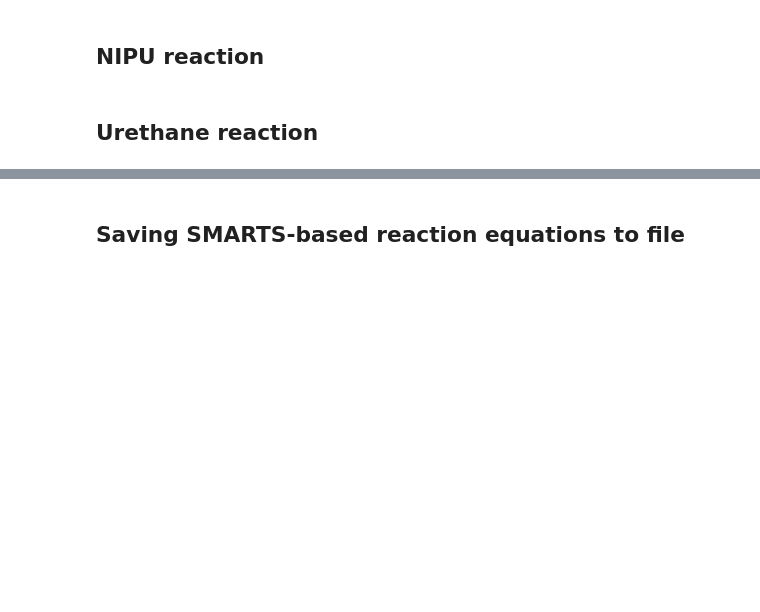
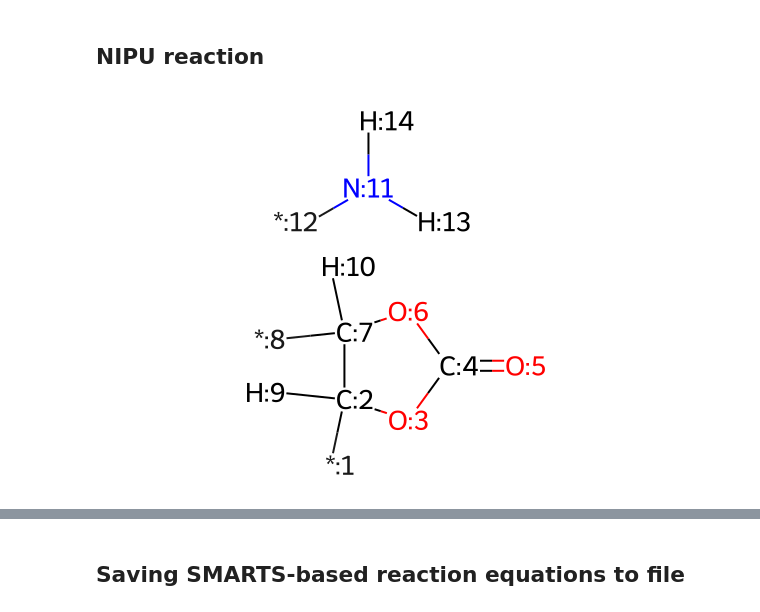
Before and after one commit to timbernat/NREL_polymers, a Jupyter notebook: reaction_def.ipynb, the cells around one changed output, grey strips where cells are left out. Cells and saved outputs as stored; diff of their text form; code cells hidden in the pictures; blank space fills up the shorter version.

Commit message:
Simplified reaction definition interface

```diff
--- a/reaction_def.ipynb
+++ b/reaction_def.ipynb
@@ -62,3 +57,33 @@ for group, smarts in fn_group_smarts.items():
+# %%
+rdkdraw.set_rdkdraw_size(200, 5)
+
+fn_group_smiles_bare = { # TODO : add specificity vis-a-vis bond degree and stereo
+    'phthlatimide'   : '[8*]C(=O)N(*)C(=O)*',
+    'carbamate'      : '*[NH]C(=O)O*',
+    'cyclocarbonate' : '*C1OC(=O)OC1*',
+    'anhydride'      : '*C(=O)OC(=O)*',
+    'vinyl'          : 'C=C*',
+    'acyl_chloride'  : 'Cl-C(=O)*',
+    'carboxyl'       : 'OC(=O)*',
+    'ester'          : '*OC(=O)*',
+    'amine'          : '[NH2]*',
+    'hydroxyl'       : '[OH]*',
+    'isocyanate'     : 'O=C=N*',
+}
+
+fn_groups, fn_group_smiles = {}, {}
+for group_name, smiles in fn_group_smiles_bare.items():
+    smiles_mol = Chem.MolFromSmiles(smiles)
+    smiles_mol = Chem.AddHs(smiles_mol)
+    smiles_mol = molwise.assign_ordered_atom_map_nums(smiles_mol, in_place=False)
+    display(smiles_mol)
+
+    fn_groups[group_name]       = smiles_mol
+    fn_group_smiles[group_name] = Chem.MolToSmiles(smiles_mol)
+
+
+with (RXN_FILES_PATH / 'fn_group_smarts.json').open('w') as file:
+    json.dump(fn_group_smiles, file, indent=4)
 # %% [markdown]
 # Defining polymerization reactions
 # %%
@@ -121,2 +122,0 @@ rxn_smarts[chemistry] = rdChemReactions.ReactionToSmarts(rxn)
-# %% [markdown]
-## Urethane reaction
@@ -173,0 +123,14 @@ rxn_smarts[chemistry] = rdChemReactions.ReactionToSmarts(rxn)
+# %%
+# 0) defining targets
+reactive_groups = (
+    fn_groups['cyclocarbonate'],
+    fn_groups['amine']
+)
+chemistry = 'NIPU'
+
+# 1) extracting and labelling reactants
+reactants = molwise.assign_contiguous_atom_map_nums(*reactive_groups, in_place=False)
+reactants = Chem.CombineMols(*reactants)
+display(reactants)
+# %% [output]
+[figure, added]
```
Also changed, not shown: parts of 13 cells of this notebook, 4 other files.
